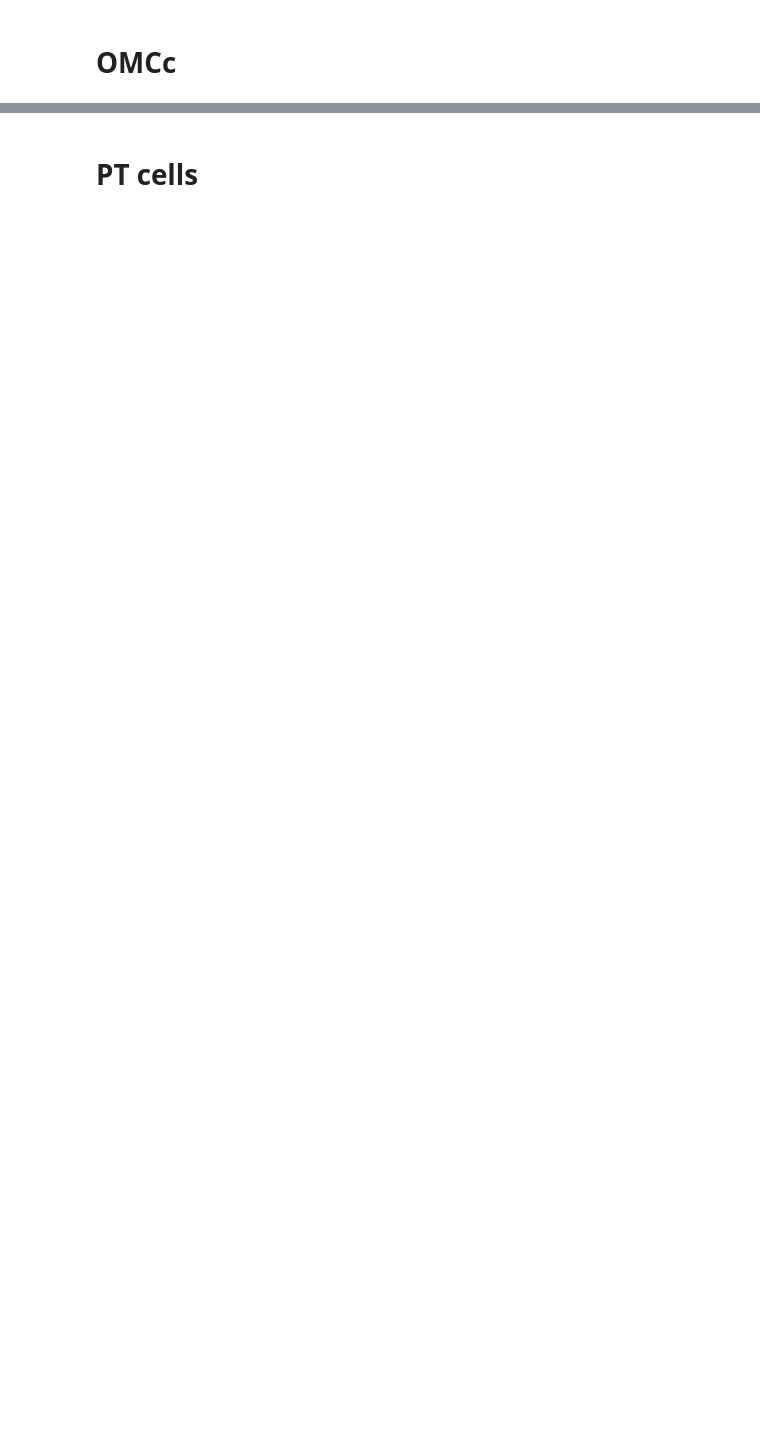
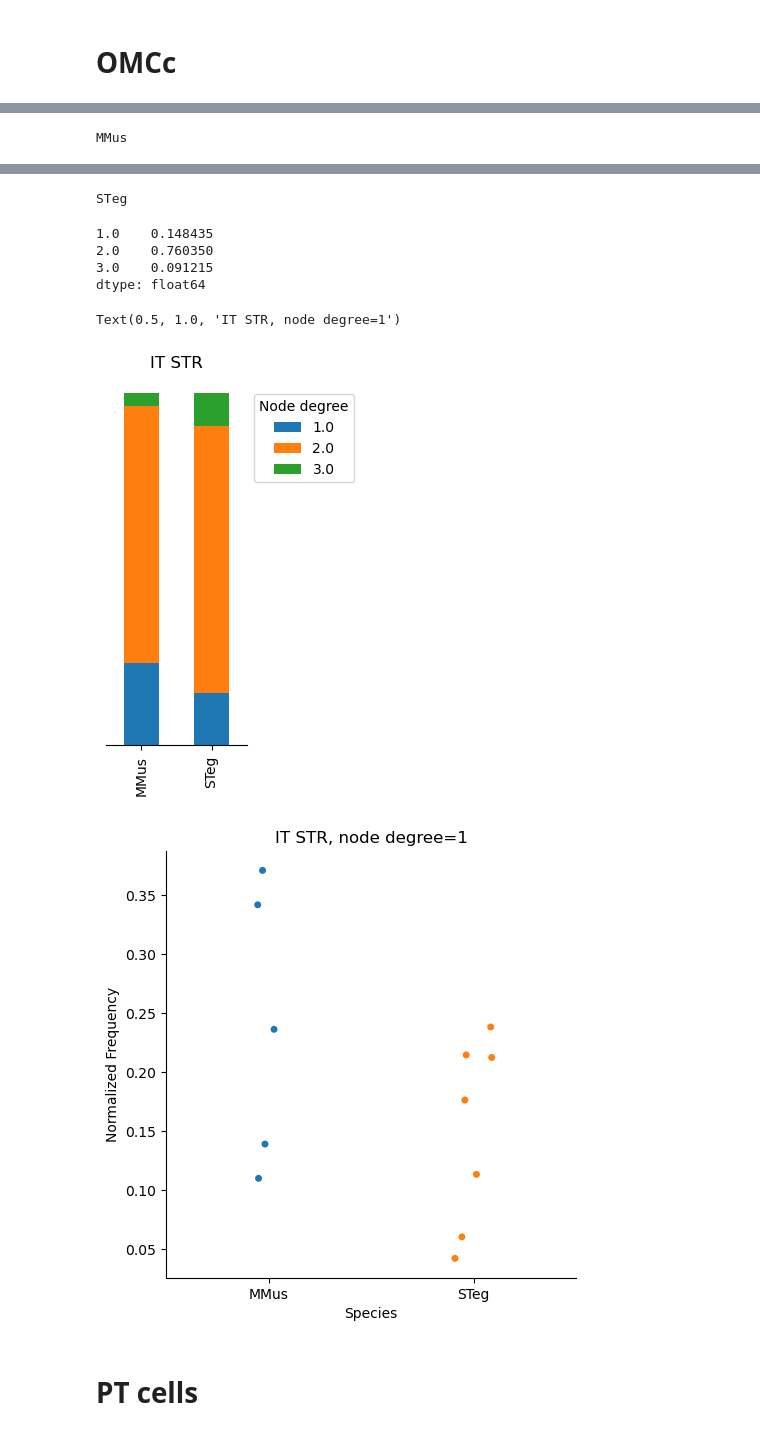
Before and after one commit to eisko/MAPseq_analysis, a Jupyter notebook: M194_M220_fig3_sc.ipynb, the cells around one changed output, grey strips where cells are left out. Cells and saved outputs as stored; diff of their text form; code cells hidden in the pictures; blank space fills up the shorter version.

```diff
--- a/M194_M220_fig3_sc.ipynb
+++ b/M194_M220_fig3_sc.ipynb
@@ -544,0 +556,57 @@ plt.title("IT OMCc, node degree=1")
+# %%
+# STR
+
+# isolate str cells
+omc_it_mm_str = []
+for i in range(len(omc_it_mm)):
+    df = omc_it_mm[i]
+    str = df[df['STR']>0]
+    omc_it_mm_str.append(str)
+
+omc_it_mm_str_all = pd.concat(omc_it_mm_str)
+
+omc_it_st_str = []
+for i in range(len(omc_it_st)):
+    df = omc_it_st[i]
+    str = df[df['STR']>0]
+    omc_it_st_str.append(str)
+
+omc_it_st_str_all = pd.concat(omc_it_st_str)
+
+
+# calculate node degree
+print("MMus")
+node_proportion_mm = df_to_nodes(omc_it_mm_str_all, drop=['OMCi'])
+display(node_proportion_mm)
+
+print("\n")
+
+print("STeg")
+node_proportion_st = df_to_nodes(omc_it_st_str_all, drop=['OMCi'])
+display(node_proportion_st)
+
+plot_df = pd.DataFrame(columns=['MMus', 'STeg'])
+# plot_df
+plot_df['MMus'] = node_proportion_mm
+plot_df['STeg'] = node_proportion_st
+plot_df.transpose().plot(kind='bar', stacked=True)
+plt.gca().get_yaxis().set_visible(False)
+plt.legend(bbox_to_anchor=(1.05, 0.95), loc='upper left', borderaxespad=0, title="Node degree")
+plt.gca().set_aspect(5)
+plt.gca().spines['top'].set_visible(False)
+plt.gca().spines['right'].set_visible(False)
+plt.gca().spines['left'].set_visible(False)
+plt.title("IT STR")
+# plt.savefig(out_path+"mm_st_stack.jpeg", dpi=300
+
+
+# node 1 for each individual species
+nodes_mm = df_list_to_nodes(omc_it_mm_str, drop=['OMCi'], species='MMus')
+nodes_st = df_list_to_nodes(omc_it_st_str, drop=['OMCi'], species='STeg')
+nodes_it = pd.concat([nodes_mm, nodes_st])
+# nodes_it
+plot = nodes_it[nodes_it["Node Degree"]==1]
+sns.catplot(plot, x="Species", y="Normalized Frequency", hue="Species")
+plt.title("IT STR, node degree=1")
+# %% [output]
+MMus
@@ -545,3 +617,11 @@ plt.title("IT OMCc, node degree=1")
+STeg
+1.0    0.148435
+2.0    0.760350
+3.0    0.091215
+dtype: float64
+Text(0.5, 1.0, 'IT STR, node degree=1')
+[figure, added]
+[figure, added]
 # %% [markdown]
 # PT cells
 # %%
```
Also changed, not shown: parts of 24 cells of this notebook.
